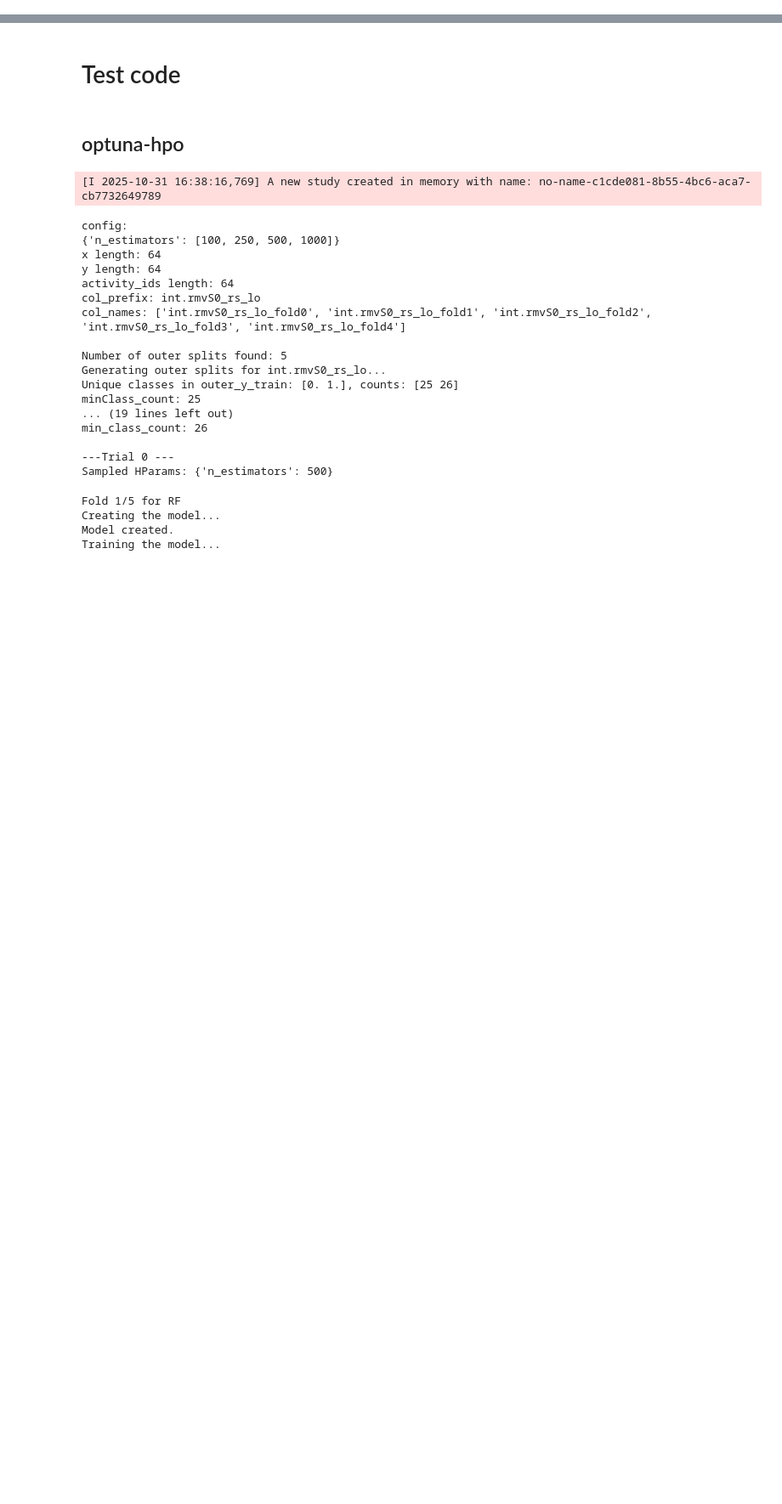
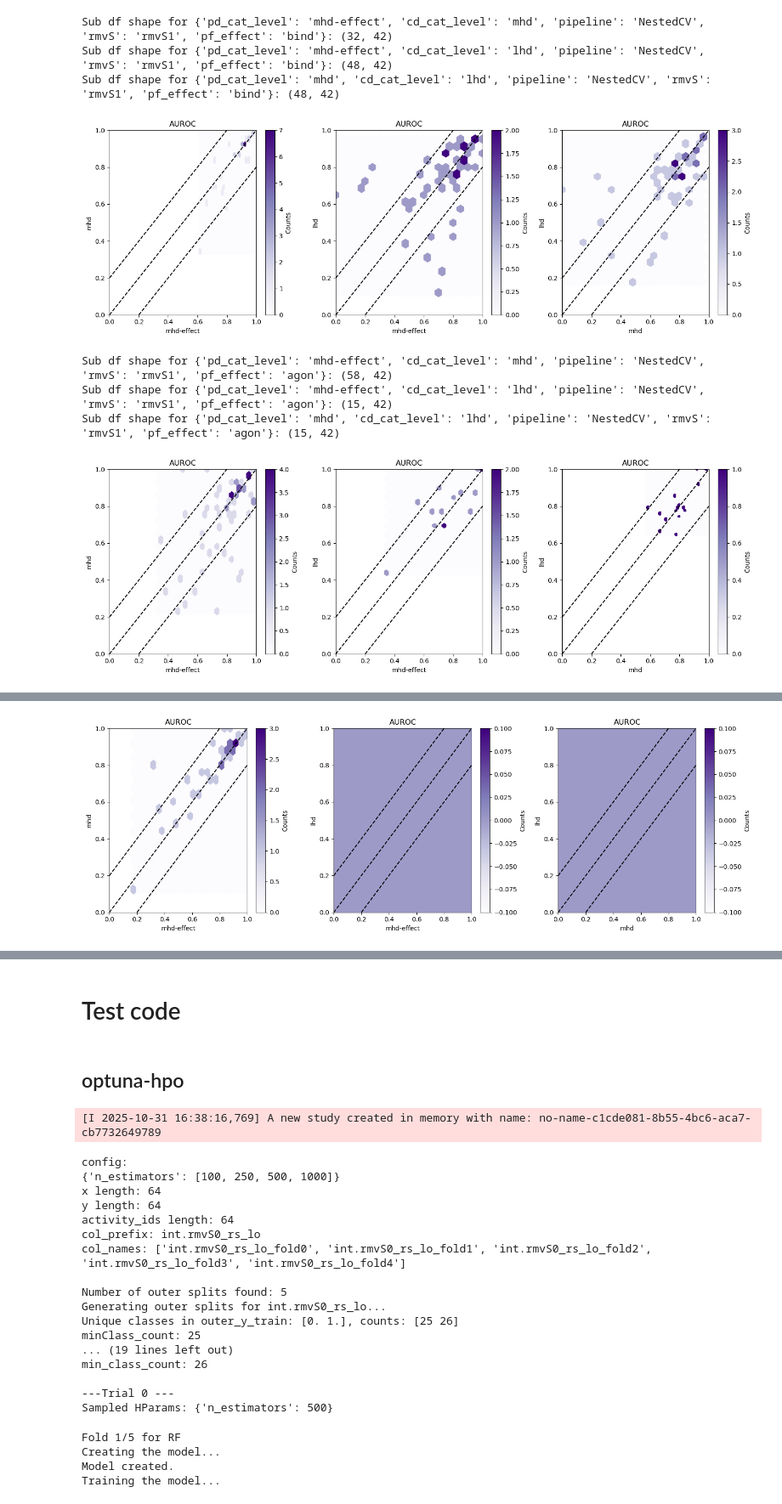
Before and after one commit to xixichennn/datacat4ml, a Jupyter notebook: datacat4ml/Scripts/model_dev/ml_post.ipynb, the cells around one changed output, grey strips where cells are left out. Shown at 85% size. Drawn from its saved outputs; the diff is of its cells as text; code cells hidden in the pictures; blank space fills up the shorter version.

```diff
--- a/datacat4ml/Scripts/model_dev/ml_post.ipynb
+++ b/datacat4ml/Scripts/model_dev/ml_post.ipynb
@@ -12,0 +165,79 @@ from datacat4ml.const import FEAT_HHD_OR_DIR, FEAT_MHD_effect_OR_DIR, FEAT_MHD_O
+# %%
+def plot_hexbin(metric, ax, **kwargs):
+
+    # prepare data
+    df = create_sub_df(result_df, **kwargs)
+    print(f'Sub df shape for {kwargs}: {df.shape}')
+    xp = np.array(df[f'pf_{metric}'])
+    yp = np.array(df[f'cf_{metric}'])
+
+    # initialize plot
+    # plt.figure(figsize=(3.5, 3))
+    ax.hexbin(xp, yp, gridsize=20, cmap='Purples') # Purples, Reds, Greens, Oranges, Blues
+
+    # Set the xticks and yticks
+    range = (0, 1)
+    ax.set_xlim(range)
+    ax.set_ylim(range)
+    ax.set_xticks(np.arange(range[0], range[1]+0.1, 0.2))
+    ax.set_yticks(np.arange(range[0], range[1]+0.1, 0.2))
+
+    # add a diagonal line
+    ax.plot([0, 1], [0, 1], color='black', linewidth=1.5, linestyle='--')
+    # add the reference line
+    offset = 0.2
+    ax.plot([range[0], range[1]-offset], [range[0]+offset, range[1]], color='black', linewidth=1.5, linestyle='--')
+    ax.plot([range[0]+offset, range[1]], [range[0], range[1]-offset], color='black', linewidth=1.5, linestyle='--')
+
+    # labels and title
+    ax.set_xlabel(f'{kwargs.get("pd_cat_level")}')
+    ax.set_ylabel(f'{kwargs.get("cd_cat_level")}')
+    ax.set_title(f'{metric.upper()}')
+
+    # color bar
+    ax.figure.colorbar(ax.collections[0]).set_label('Counts')
+
+def plot_hexbin_batch(metric, **kwargs):
+
+    pd_cd_pairs = [
+        #('hhd', 'mhd'),
+        #('hhd', 'lhd'),
+        ('mhd-effect', 'mhd'),
+        ('mhd-effect', 'lhd'),
+        ('mhd', 'lhd')
+    ]
+
+    # define the subplots
+    fig, axes = plt.subplots(1, len(pd_cd_pairs), figsize=(15, 5))
+
+    for ax, (pd_cat_level, cd_cat_level) in zip(axes, pd_cd_pairs):
+        plot_hexbin(metric=metric, ax=ax, pd_cat_level=pd_cat_level, cd_cat_level=cd_cat_level, **kwargs)
+
+
+    plt.tight_layout()
+    plt.show()
+
+#plot_hexbin_batch(metric='auroc')
+#
+#plot_hexbin_batch(metric='auroc', pipeline='NestedCV')
+#
+#plot_hexbin_batch(metric='auroc', pipeline='NestedCV', rmvS='rmvS0')
+#plot_hexbin_batch(metric='auroc', pipeline='NestedCV', rmvS='rmvS1')
+
+#plot_hexbin_batch(metric='auroc', pipeline='NestedCV', rmvS='rmvS1', pf_standard_type='Ki')
+#plot_hexbin_batch(metric='auroc', pipeline='NestedCV', rmvS='rmvS1', pf_standard_type='IC50')
+#plot_hexbin_batch(metric='auroc', pipeline='NestedCV', rmvS='rmvS1', pf_standard_type='EC50')
+
+
+plot_hexbin_batch(metric='auroc', pipeline='NestedCV', rmvS='rmvS1', pf_effect='bind')
+plot_hexbin_batch(metric='auroc', pipeline='NestedCV', rmvS='rmvS1', pf_effect='agon')
+plot_hexbin_batch(metric='auroc', pipeline='NestedCV', rmvS='rmvS1', pf_effect='antag')
+# %% [output]
+Sub df shape for {'pd_cat_level': 'mhd-effect', 'cd_cat_level': 'mhd', 'pipeline': 'NestedCV', 'rmvS': 'rmvS1', 'pf_effect': 'bind'}: (32, 42)
+Sub df shape for {'pd_cat_level': 'mhd-effect', 'cd_cat_level': 'lhd', 'pipeline': 'NestedCV', 'rmvS': 'rmvS1', 'pf_effect': 'bind'}: (48, 42)
+Sub df shape for {'pd_cat_level': 'mhd', 'cd_cat_level': 'lhd', 'pipeline': 'NestedCV', 'rmvS': 'rmvS1', 'pf_effect': 'bind'}: (48, 42)
+[figure, added]
+Sub df shape for {'pd_cat_level': 'mhd-effect', 'cd_cat_level': 'mhd', 'pipeline': 'NestedCV', 'rmvS': 'rmvS1', 'pf_effect': 'agon'}: (58, 42)
+Sub df shape for {'pd_cat_level': 'mhd-effect', 'cd_cat_level': 'lhd', 'pipeline': 'NestedCV', 'rmvS': 'rmvS1', 'pf_effect': 'agon'}: (15, 42)
+Sub df shape for {'pd_cat_level': 'mhd', 'cd_cat_level': 'lhd', 'pipeline': 'NestedCV', 'rmvS': 'rmvS1', 'pf_effect': 'agon'}: (15, 42)
+[figure, added]
@@ -12,0 +247 @@ from datacat4ml.const import FEAT_HHD_OR_DIR, FEAT_MHD_effect_OR_DIR, FEAT_MHD_O
+[figure, added]
```
Also changed, not shown: parts of 27 cells of this notebook, 33 other files.
